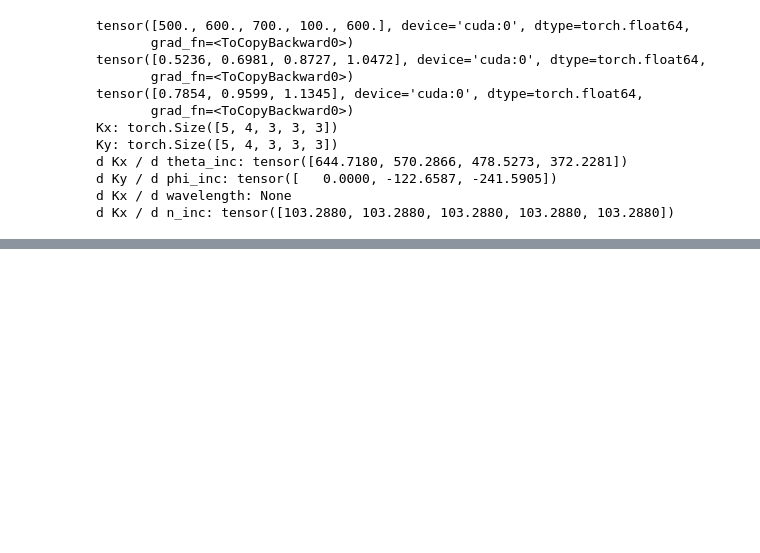
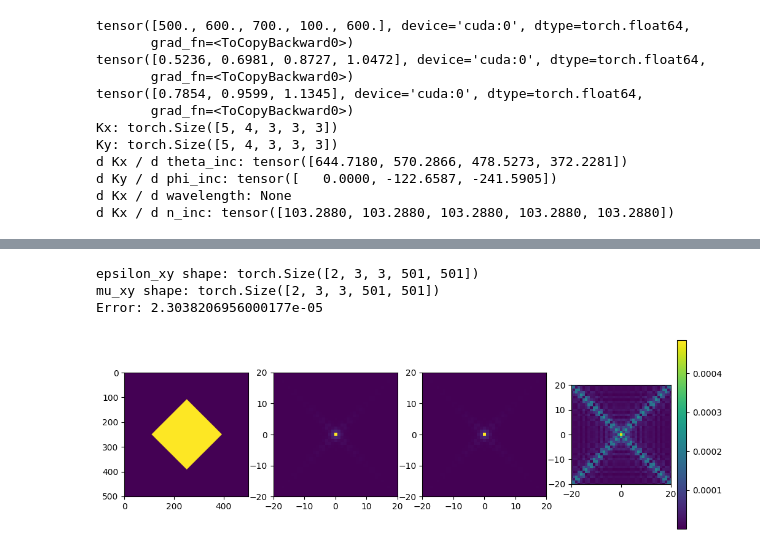
Before and after one commit to RodionovSA/metarcwa, a Jupyter notebook: test.ipynb, the cells around one changed output, grey strips where cells are left out. Cells and saved outputs as stored; diff of their text form; code cells hidden in the pictures; blank space fills up the shorter version.

```diff
--- a/test.ipynb
+++ b/test.ipynb
@@ -132,0 +178,39 @@ TypeError: len() of a 0-d tensor
+# %%
+layer = Layer(rect, thickness=300.0, material_bg=mat_bg)
+
+epsilon_xy = layer.epsilon_xy()
+mu_xy = layer.mu_xy()
+epsilon_mn = layer.epsilon_mn(M=(grid[0]-1)//2, N=(grid[1]-1)//2)
+mu_mn = layer.mu_mn(M=(grid[0]-1)//2, N=(grid[1]-1)//2)
+epsilon_f = layer.epsilon_mn(M=(grid[0]-1)//2, N=(grid[1]-1)//2, use_closed_form=False)
+print("epsilon_xy shape:", epsilon_xy.shape)
+print("mu_xy shape:", mu_xy.shape)
+
+plt.figure(figsize=(12,4))
+
+plt.subplot(141)
+plt.imshow(epsilon_xy[1,0,0].cpu().detach().numpy().real)
+
+plt.subplot(142)
+plt.imshow(backend.abs(epsilon_f[1,0,0]).cpu().detach().numpy(), extent=(-lattice.period[0]/2, lattice.period[0]/2, -lattice.period[1]/2, lattice.period[1]/2))
+plt.xlim(-20, 20)
+plt.ylim(-20, 20)
+
+plt.subplot(143)
+plt.imshow(backend.abs(epsilon_mn[1,0,0]).cpu().detach().numpy(), extent=(-lattice.period[0]/2, lattice.period[0]/2, -lattice.period[1]/2, lattice.period[1]/2))
+plt.xlim(-20, 20)
+plt.ylim(-20, 20)
+
+plt.subplot(144)
+plt.imshow(backend.abs(epsilon_mn[1,0,0] - epsilon_f[1,0,0]).cpu().detach().numpy(), extent=(-lattice.period[0]/2, lattice.period[0]/2, -lattice.period[1]/2, lattice.period[1]/2))
+plt.xlim(-20, 20)
+plt.ylim(-20, 20)
+plt.colorbar()
+
+error = torch.sqrt(torch.mean(backend.abs((epsilon_mn[1,1,1] - epsilon_f[1,1,1])**2)))
+print(f'Error: {error}')
+# %% [output]
+epsilon_xy shape: torch.Size([2, 3, 3, 501, 501])
+mu_xy shape: torch.Size([2, 3, 3, 501, 501])
+Error: 2.3038206956000177e-05
+[figure, added]
```
Also changed, not shown: parts of 16 cells of this notebook, 13 other files.
